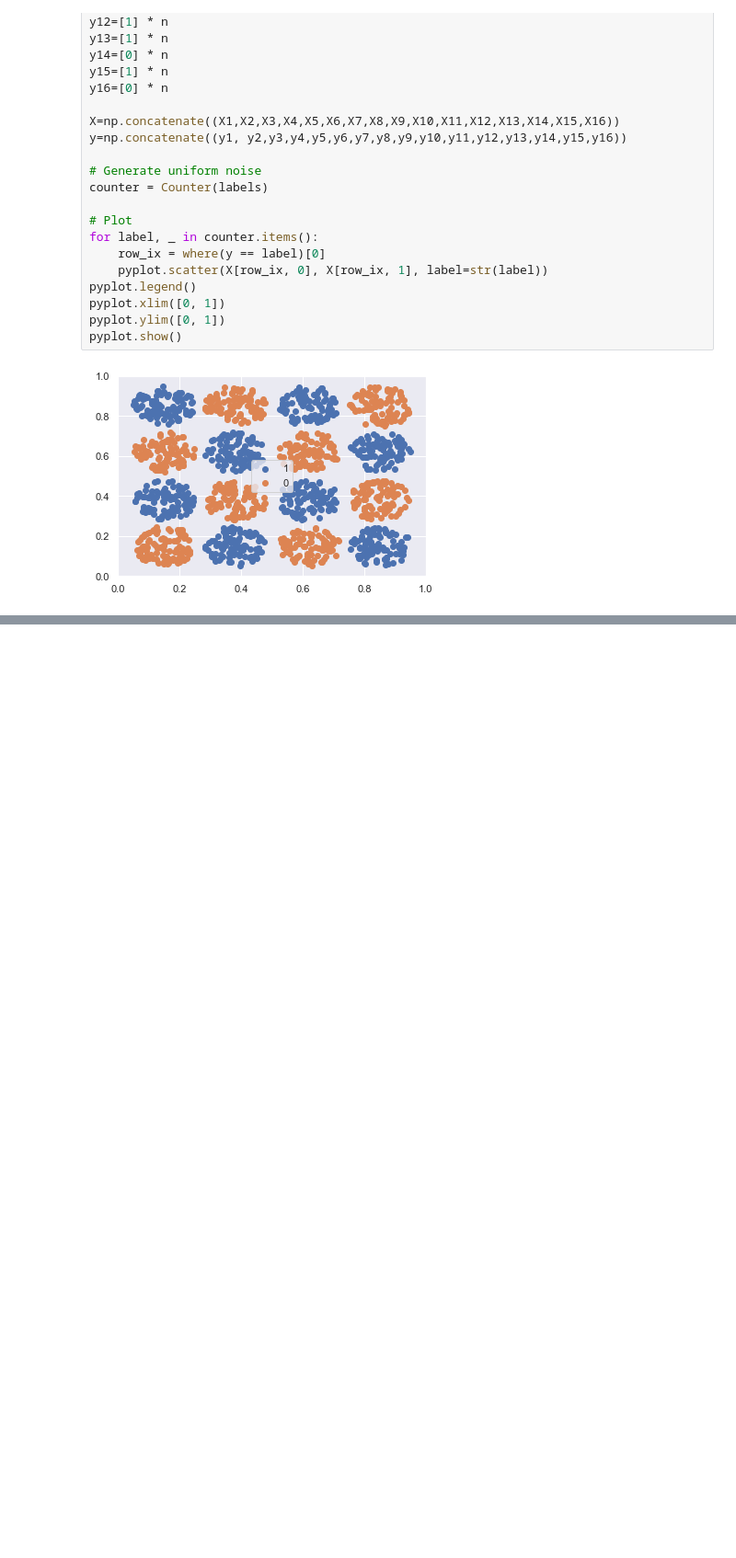
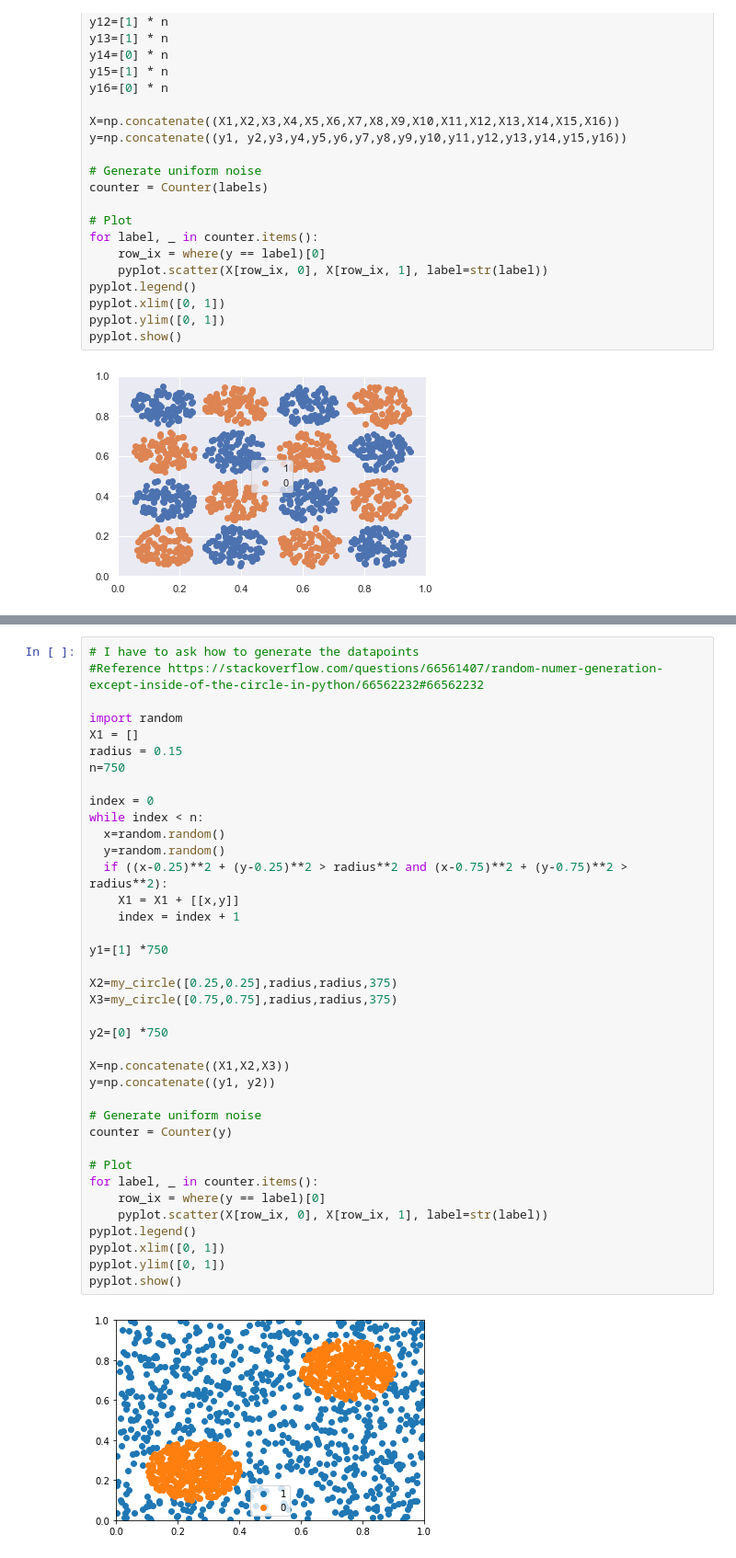
Before and after one commit to bagmk/Quantum_Machine_Learning_Express, a Jupyter notebook: dataset/Data generation.ipynb, the cells around one changed output, grey strips where cells are left out. Shown at 92% size. Drawn from its saved outputs; the diff is of its cells as text; blank space fills up the shorter version.

```diff
--- a/dataset/Data generation.ipynb
+++ b/dataset/Data generation.ipynb
@@ -764,0 +775,40 @@ pyplot.show()
+# %%
+# I have to ask how to generate the datapoints
+#Reference https://stackoverflow.com/questions/66561407/random-numer-generation-except-inside-of-the-circle-in-python/66562232#66562232
+
+import random
+X1 = []
+radius = 0.15
+n=750
+
+index = 0
+while index < n:
+  x=random.random()
+  y=random.random()
+  if ((x-0.25)**2 + (y-0.25)**2 > radius**2 and (x-0.75)**2 + (y-0.75)**2 > radius**2):
+    X1 = X1 + [[x,y]]
+    index = index + 1
+
+y1=[1] *750
+
+X2=my_circle([0.25,0.25],radius,radius,375)
+X3=my_circle([0.75,0.75],radius,radius,375)
+
+y2=[0] *750
+
+X=np.concatenate((X1,X2,X3))
+y=np.concatenate((y1, y2))
+
+# Generate uniform noise
+counter = Counter(y)
+
+# Plot
+for label, _ in counter.items():
+	row_ix = where(y == label)[0]
+	pyplot.scatter(X[row_ix, 0], X[row_ix, 1], label=str(label))
+pyplot.legend()
+pyplot.xlim([0, 1])
+pyplot.ylim([0, 1])
+pyplot.show()
+# %% [output]
+[figure, added]
```
Also changed, not shown: parts of 4 cells of this notebook.
